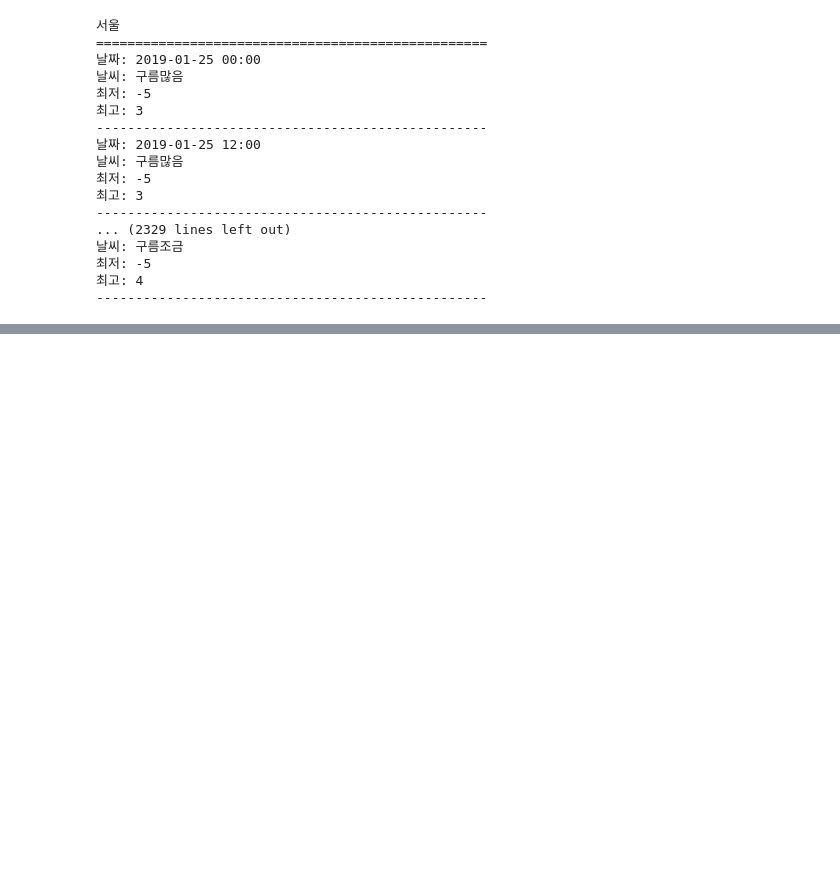
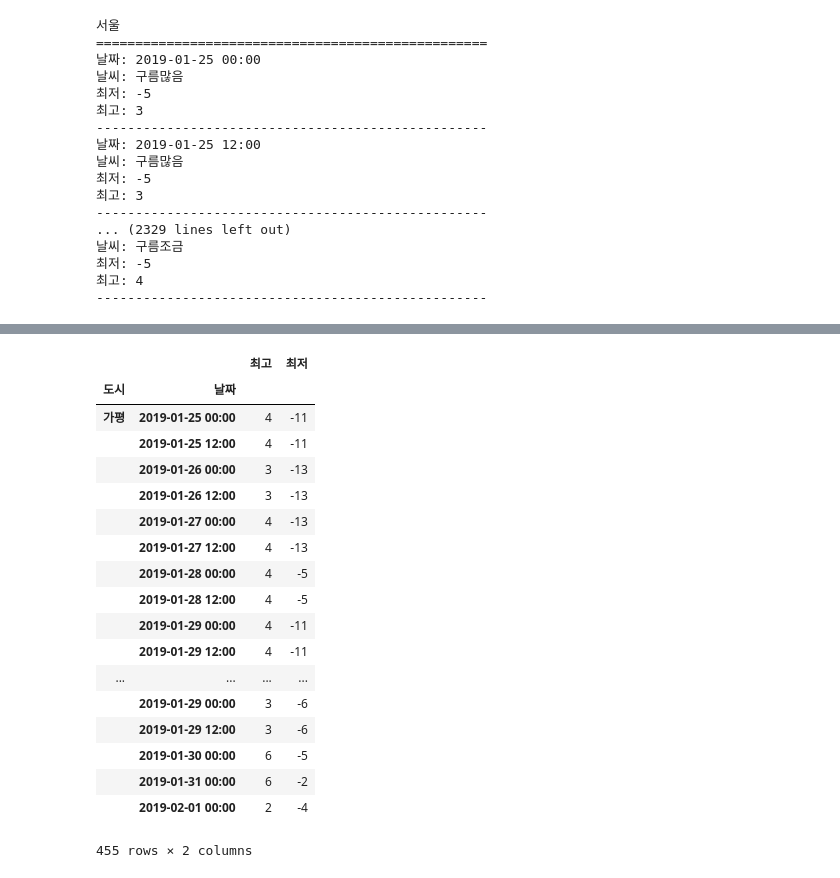
Before and after one commit to HyunKim24/multi_pandas_after, a Jupyter notebook: DataFrameTest14.ipynb, the cells around one changed output, grey strips where cells are left out. Cells and saved outputs as stored; diff of their text form; code cells hidden in the pictures; blank space fills up the shorter version.

```diff
--- a/DataFrameTest14.ipynb
+++ b/DataFrameTest14.ipynb
@@ -37,0 +204,24 @@ for location in soup.select('location'):
+# %%
+# 6. 도시와 날짜를 인덱스로 피벗테이블로 출력하시오
+df1 = df.pivot_table(index=['도시','날짜'],values=['날씨','최고','최저'])
+df1
+# %% [output]
+|  |  | 최고 | 최저 |
+| 도시 | 날짜 |  |  |
+| 가평 | 2019-01-25 00:00 | 4 | -11 |
+|  | 2019-01-25 12:00 | 4 | -11 |
+|  | 2019-01-26 00:00 | 3 | -13 |
+|  | 2019-01-26 12:00 | 3 | -13 |
+|  | 2019-01-27 00:00 | 4 | -13 |
+|  | 2019-01-27 12:00 | 4 | -13 |
+|  | 2019-01-28 00:00 | 4 | -5 |
+|  | 2019-01-28 12:00 | 4 | -5 |
+|  | 2019-01-29 00:00 | 4 | -11 |
+|  | 2019-01-29 12:00 | 4 | -11 |
+| ... | ... | ... | ... |
+|  | 2019-01-29 00:00 | 3 | -6 |
+|  | 2019-01-29 12:00 | 3 | -6 |
+|  | 2019-01-30 00:00 | 6 | -5 |
+|  | 2019-01-31 00:00 | 6 | -2 |
+|  | 2019-02-01 00:00 | 2 | -4 |
+455 rows × 2 columns
```
Also changed, not shown: parts of 13 cells of this notebook.
